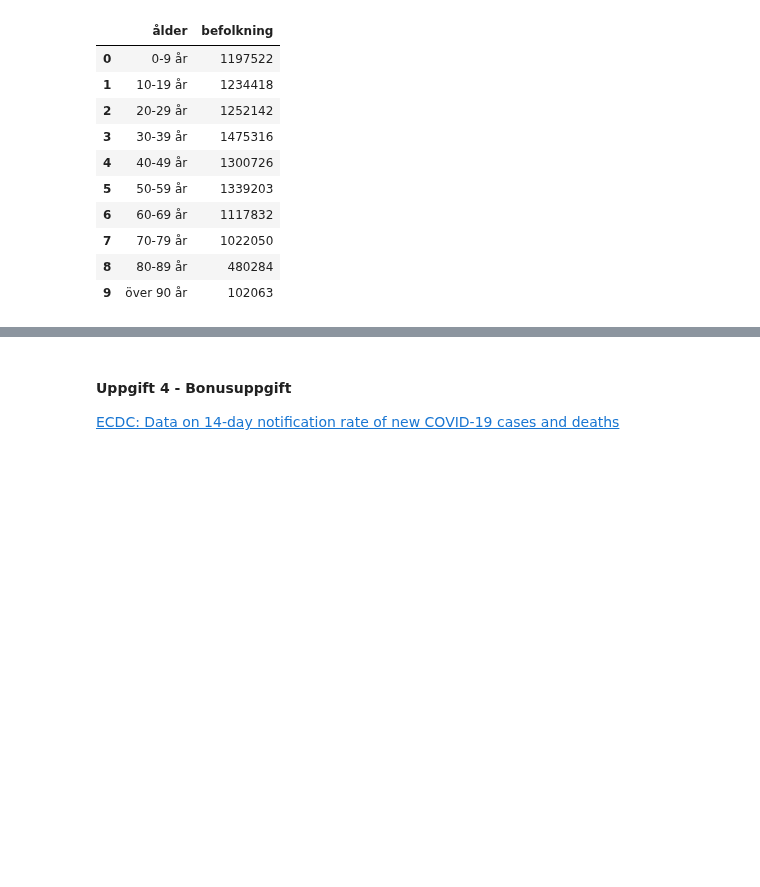
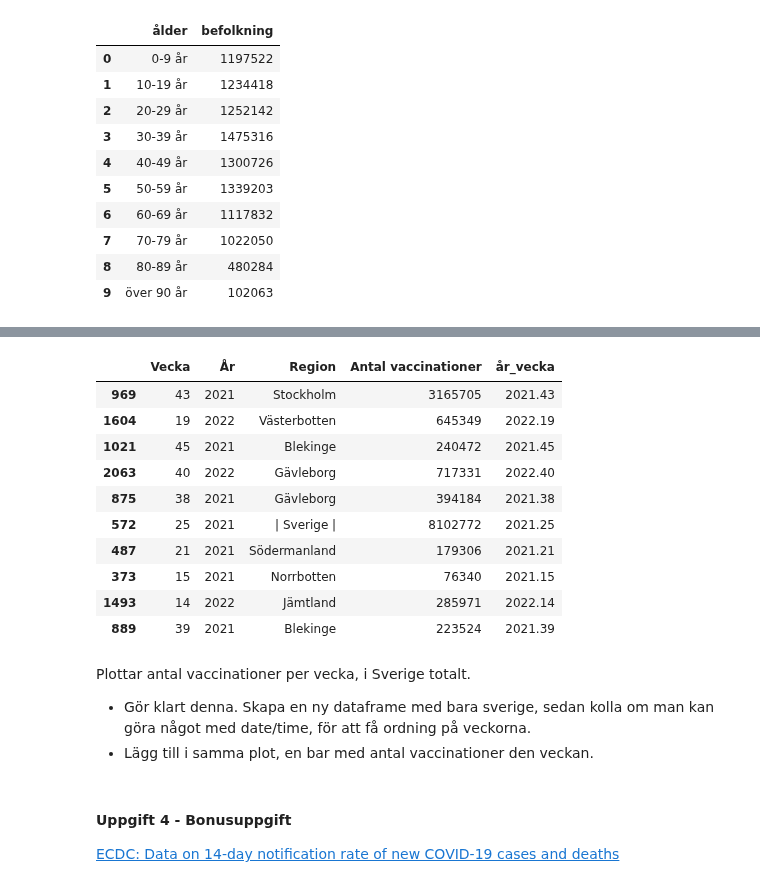
Before and after one commit to dancla240/Databehandling_Daniel_Claesson, a Jupyter notebook: Lab1/Lab1_Daniel_Claesson.ipynb, the cells around one changed output, grey strips where cells are left out. Cells and saved outputs as stored; diff of their text form; code cells hidden in the pictures; blank space fills up the shorter version.

```diff
--- a/Lab1/Lab1_Daniel_Claesson.ipynb
+++ b/Lab1/Lab1_Daniel_Claesson.ipynb
@@ -525,0 +583,26 @@ df_scb_fixed.head(10)
+# %%
+# Read in data:
+fhm_vaccine = pd.read_excel("../Data/Folkhalsomyndigheten_Covid19_Vaccine.xlsx", sheet_name="Vaccinationer tidsserie")
+fhm_vaccine['År'] = fhm_vaccine['År'].astype(str)
+fhm_vaccine['Vecka'] = fhm_vaccine['Vecka'].astype(str)
+fhm_vaccine['år_vecka'] = fhm_vaccine['År'] + "." + fhm_vaccine['Vecka']
+fhm_vaccine['År'] = fhm_vaccine['År'].astype(int)
+fhm_vaccine['Vecka'] = fhm_vaccine['Vecka'].astype(int)
+fhm_vaccine['år_vecka'] = fhm_vaccine['år_vecka'].astype(float)
+fhm_vaccine.sample(10)
+# %% [output]
+|  | Vecka | År | Region | Antal vaccinationer | år_vecka |
+| 969 | 43 | 2021 | Stockholm | 3165705 | 2021.43 |
+| 1604 | 19 | 2022 | Västerbotten | 645349 | 2022.19 |
+| 1021 | 45 | 2021 | Blekinge | 240472 | 2021.45 |
+| 2063 | 40 | 2022 | Gävleborg | 717331 | 2022.40 |
+| 875 | 38 | 2021 | Gävleborg | 394184 | 2021.38 |
+| 572 | 25 | 2021 | | Sverige | | 8102772 | 2021.25 |
+| 487 | 21 | 2021 | Södermanland | 179306 | 2021.21 |
+| 373 | 15 | 2021 | Norrbotten | 76340 | 2021.15 |
+| 1493 | 14 | 2022 | Jämtland | 285971 | 2022.14 |
+| 889 | 39 | 2021 | Blekinge | 223524 | 2021.39 |
+# %% [markdown]
+Plottar antal vaccinationer per vecka, i Sverige totalt.
+- Gör klart denna. Skapa en ny dataframe med bara sverige, sedan kolla om man kan göra något med date/time, för att få ordning på veckorna.
+- Lägg till i samma plot, en bar med antal vaccinationer den veckan.
```
Also changed, not shown: parts of 18 cells of this notebook.
